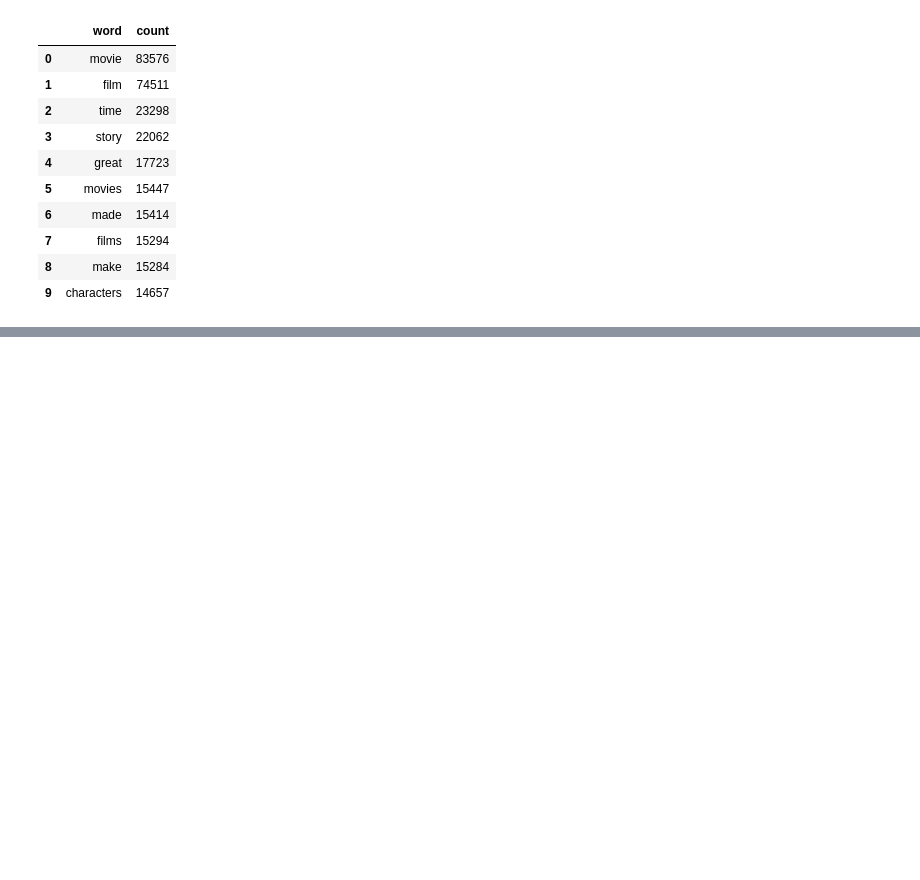
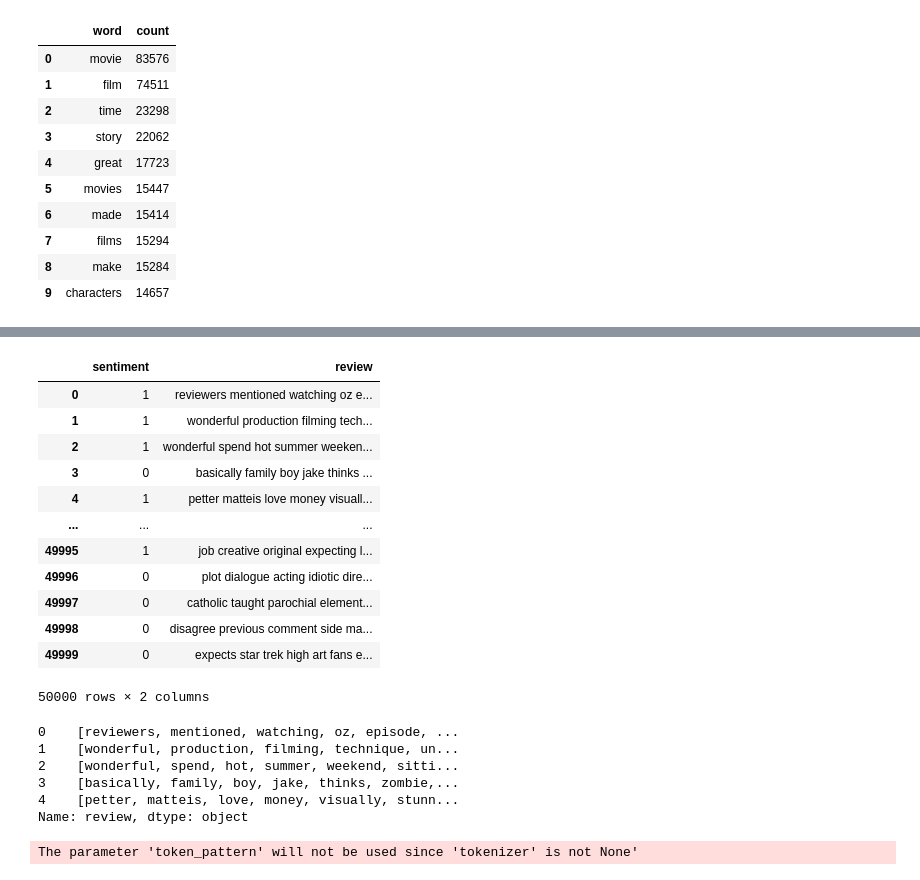
Before and after one commit to yildizugurcan/exercisepython, a Jupyter notebook: Example1.ipynb, the cells around one changed output, grey strips where cells are left out. Drawn from its saved outputs; the diff is of its cells as text; code cells hidden in the pictures; blank space fills up the shorter version.

```diff
--- a/Example1.ipynb
+++ b/Example1.ipynb
@@ -231,0 +283,37 @@ NameError: name 'temp' is not defined
+# %%
+nb=dt.drop(columns=['text','no_sw', 'wo_stopfreq'])
+nb.columns=['sentiment','review']
+nb.sentiment = [0 if each == "negative" else 1 for each in nb.sentiment]
+nb
+# %% [output]
+|  | sentiment | review |
+| 0 | 1 | reviewers mentioned watching oz e... |
+| 1 | 1 | wonderful production filming tech... |
+| 2 | 1 | wonderful spend hot summer weeken... |
+| 3 | 0 | basically family boy jake thinks ... |
+| 4 | 1 | petter matteis love money visuall... |
+| ... | ... | ... |
+| 49995 | 1 | job creative original expecting l... |
+| 49996 | 0 | plot dialogue acting idiotic dire... |
+| 49997 | 0 | catholic taught parochial element... |
+| 49998 | 0 | disagree previous comment side ma... |
+| 49999 | 0 | expects star trek high art fans e... |
+50000 rows × 2 columns
+# %%
+tokenized_review=nb['review'].apply(lambda x: x.split())
+tokenized_review.head(5)
+# %% [output]
+0    [reviewers, mentioned, watching, oz, episode, ...
+1    [wonderful, production, filming, technique, un...
+2    [wonderful, spend, hot, summer, weekend, sitti...
+3    [basically, family, boy, jake, thinks, zombie,...
+4    [petter, matteis, love, money, visually, stunn...
+Name: review, dtype: object
+# %%
+from sklearn.feature_extraction.text import CountVectorizer
+from nltk.tokenize import RegexpTokenizer
+token = RegexpTokenizer(r'[a-zA-Z0-9]+')
+cv = CountVectorizer(stop_words='english',ngram_range = (1,1),tokenizer = token.tokenize)
+text_counts = cv.fit_transform(nb['review'])
+# %% [output]
+The parameter 'token_pattern' will not be used since 'tokenizer' is not None'
```
Also changed, not shown: parts of 22 cells of this notebook, 1 other file.
